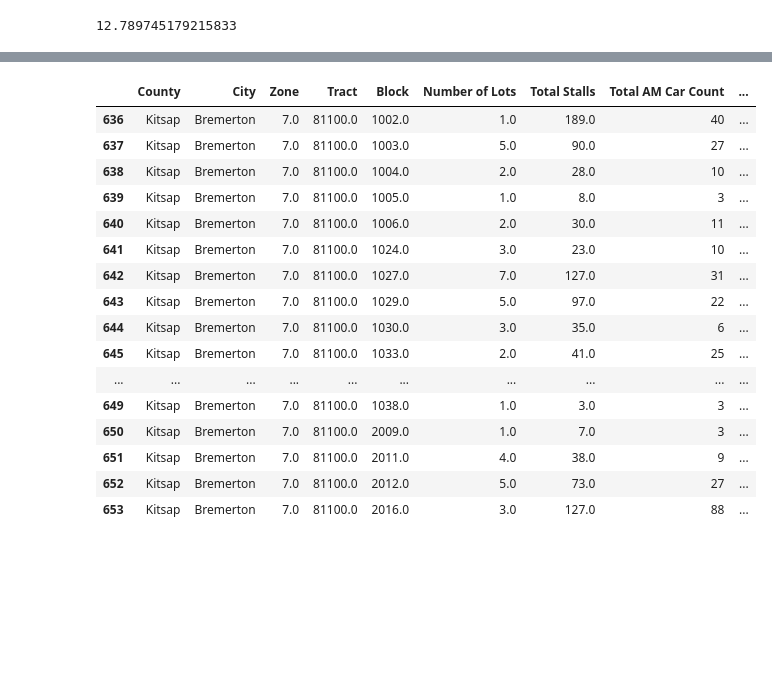
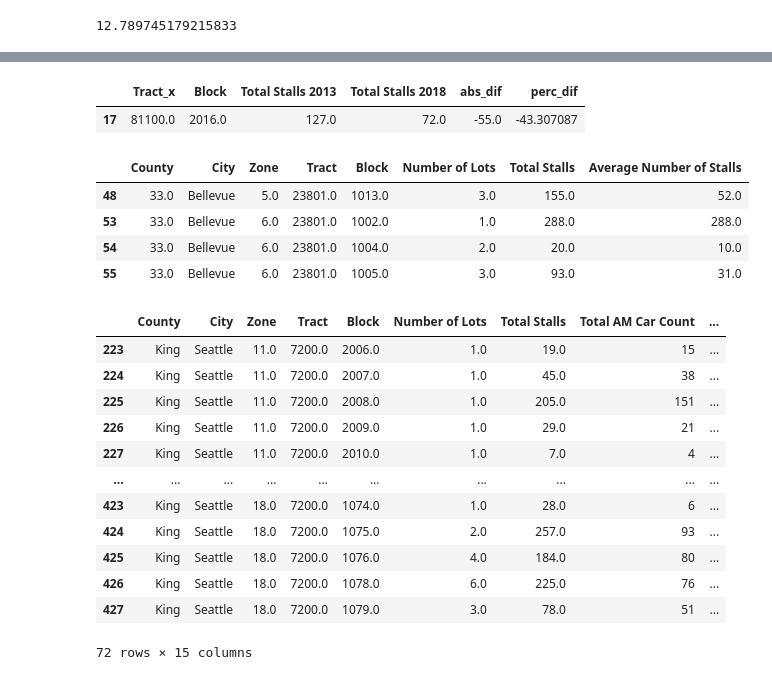
Before and after one commit to psrc/data-science, a Jupyter notebook: parking/Parking Inventory Comparison - 2013 vs 2018 data.ipynb, the cells around one changed output, grey strips where cells are left out. Drawn from its saved outputs; the diff is of its cells as text; code cells hidden in the pictures; blank space fills up the shorter version.

```diff
--- a/parking/Parking Inventory Comparison - 2013 vs 2018 data.ipynb
+++ b/parking/Parking Inventory Comparison - 2013 vs 2018 data.ipynb
@@ -125,8 +125,9 @@ checking the change in parking in tracts between 2013 and 2018
 # %%
 #first, need to convert strings from data_2013 to numerical data to be able to calculate the difference between 2013 and 2018 data
 #need to remove "-" in the columns
-data_2013 = data_2013[data_2012.Zone != "-"]
+data_2013 = data_2013[data_2013.Zone != "-"]
 data_2013[["Zone", "Tract","Block"]] = data_2013[["Zone", "Tract","Block"]].apply(pd.to_numeric)
+data_2018[["Zone", "Tract","Block"]] = data_2018[["Zone", "Tract","Block"]].apply(pd.to_numeric)
 # %%
 #summing  together parking by tracts for 2013 and 2018
 data_2013_total_parking = data_2013.groupby("Tract").sum()[["Total Stalls"]]
@@ -228,21 +227,30 @@ park_dif_block
+# %%
+park_dif_block.sort_values(by=['perc_dif','abs_dif'], ascending=False).query("perc_dif != 0")
+# %% [output]
+|  | Tract_x | Block | Total Stalls 2013 | Total Stalls 2018 | abs_dif | perc_dif |
+| 17 | 81100.0 | 2016.0 | 127.0 | 72.0 | -55.0 | -43.307087 |
 # %%
 #next block
-data_2013[data_2013.Tract== 81100]
+data_2018[data_2018.Tract== tract]
 # %% [output]
-|  | County | City | Zone | Tract | Block | Number of Lots | Total Stalls | Total AM Car Count | ... |
-| 636 | Kitsap | Bremerton | 7.0 | 81100.0 | 1002.0 | 1.0 | 189.0 | 40 | ... |
-| 637 | Kitsap | Bremerton | 7.0 | 81100.0 | 1003.0 | 5.0 | 90.0 | 27 | ... |
-| 638 | Kitsap | Bremerton | 7.0 | 81100.0 | 1004.0 | 2.0 | 28.0 | 10 | ... |
-| 639 | Kitsap | Bremerton | 7.0 | 81100.0 | 1005.0 | 1.0 | 8.0 | 3 | ... |
-| 640 | Kitsap | Bremerton | 7.0 | 81100.0 | 1006.0 | 2.0 | 30.0 | 11 | ... |
-| 641 | Kitsap | Bremerton | 7.0 | 81100.0 | 1024.0 | 3.0 | 23.0 | 10 | ... |
-| 642 | Kitsap | Bremerton | 7.0 | 81100.0 | 1027.0 | 7.0 | 127.0 | 31 | ... |
-| 643 | Kitsap | Bremerton | 7.0 | 81100.0 | 1029.0 | 5.0 | 97.0 | 22 | ... |
-| 644 | Kitsap | Bremerton | 7.0 | 81100.0 | 1030.0 | 3.0 | 35.0 | 6 | ... |
-| 645 | Kitsap | Bremerton | 7.0 | 81100.0 | 1033.0 | 2.0 | 41.0 | 25 | ... |
-| ... | ... | ... | ... | ... | ... | ... | ... | ... | ... |
-| 649 | Kitsap | Bremerton | 7.0 | 81100.0 | 1038.0 | 1.0 | 3.0 | 3 | ... |
-| 650 | Kitsap | Bremerton | 7.0 | 81100.0 | 2009.0 | 1.0 | 7.0 | 3 | ... |
-| 651 | Kitsap | Bremerton | 7.0 | 81100.0 | 2011.0 | 4.0 | 38.0 | 9 | ... |
-| 652 | Kitsap | Bremerton | 7.0 | 81100.0 | 2012.0 | 5.0 | 73.0 | 27 | ... |
-| 653 | Kitsap | Bremerton | 7.0 | 81100.0 | 2016.0 | 3.0 | 127.0 | 88 | ... |
+|  | County | City | Zone | Tract | Block | Number of Lots | Total Stalls | Average Number of Stalls |
+| 48 | 33.0 | Bellevue | 5.0 | 23801.0 | 1013.0 | 3.0 | 155.0 | 52.0 |
+| 53 | 33.0 | Bellevue | 6.0 | 23801.0 | 1002.0 | 1.0 | 288.0 | 288.0 |
+| 54 | 33.0 | Bellevue | 6.0 | 23801.0 | 1004.0 | 2.0 | 20.0 | 10.0 |
+| 55 | 33.0 | Bellevue | 6.0 | 23801.0 | 1005.0 | 3.0 | 93.0 | 31.0 |
+# %%
+data_2013[data_2013.Tract== tract]
+# %% [output]
+|  | County | City | Zone | Tract | Block | Number of Lots | Total Stalls | Total AM Car Count | ... |
+| 223 | King | Seattle | 11.0 | 7200.0 | 2006.0 | 1.0 | 19.0 | 15 | ... |
+| 224 | King | Seattle | 11.0 | 7200.0 | 2007.0 | 1.0 | 45.0 | 38 | ... |
+| 225 | King | Seattle | 11.0 | 7200.0 | 2008.0 | 1.0 | 205.0 | 151 | ... |
+| 226 | King | Seattle | 11.0 | 7200.0 | 2009.0 | 1.0 | 29.0 | 21 | ... |
+| 227 | King | Seattle | 11.0 | 7200.0 | 2010.0 | 1.0 | 7.0 | 4 | ... |
+| ... | ... | ... | ... | ... | ... | ... | ... | ... | ... |
+| 423 | King | Seattle | 18.0 | 7200.0 | 1074.0 | 1.0 | 28.0 | 6 | ... |
+| 424 | King | Seattle | 18.0 | 7200.0 | 1075.0 | 2.0 | 257.0 | 93 | ... |
+| 425 | King | Seattle | 18.0 | 7200.0 | 1076.0 | 4.0 | 184.0 | 80 | ... |
+| 426 | King | Seattle | 18.0 | 7200.0 | 1078.0 | 6.0 | 225.0 | 76 | ... |
+| 427 | King | Seattle | 18.0 | 7200.0 | 1079.0 | 3.0 | 78.0 | 51 | ... |
+72 rows × 15 columns
```
Also changed, not shown: parts of 36 cells of this notebook.
